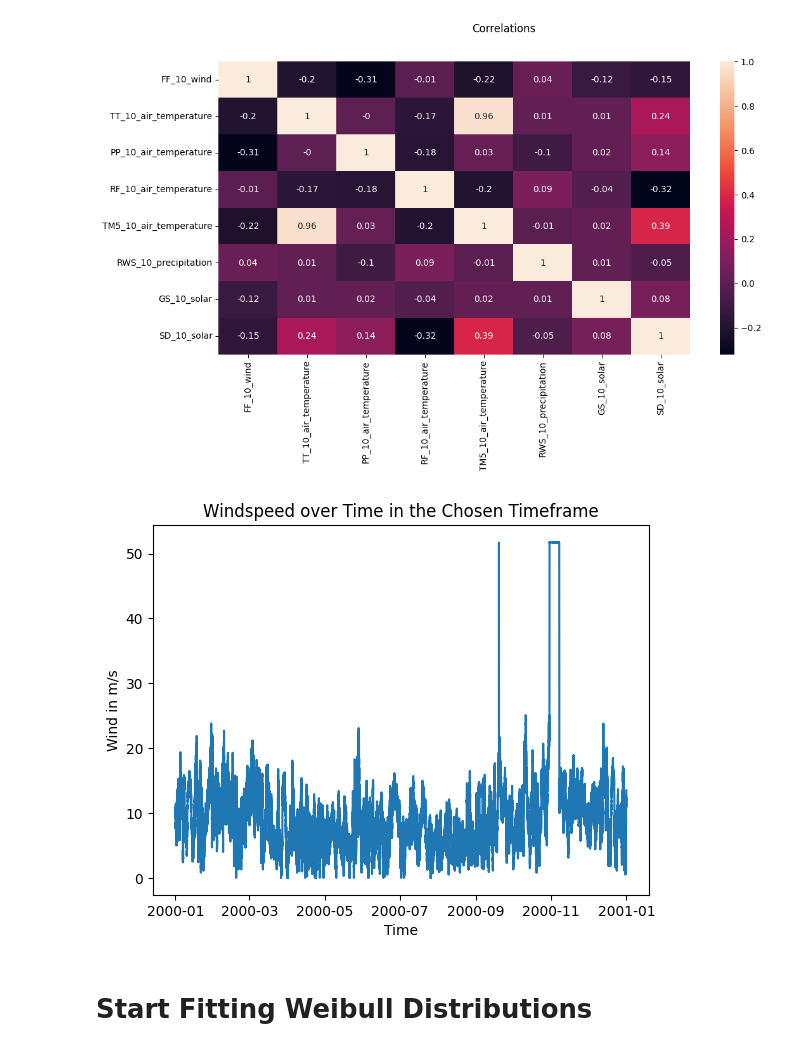
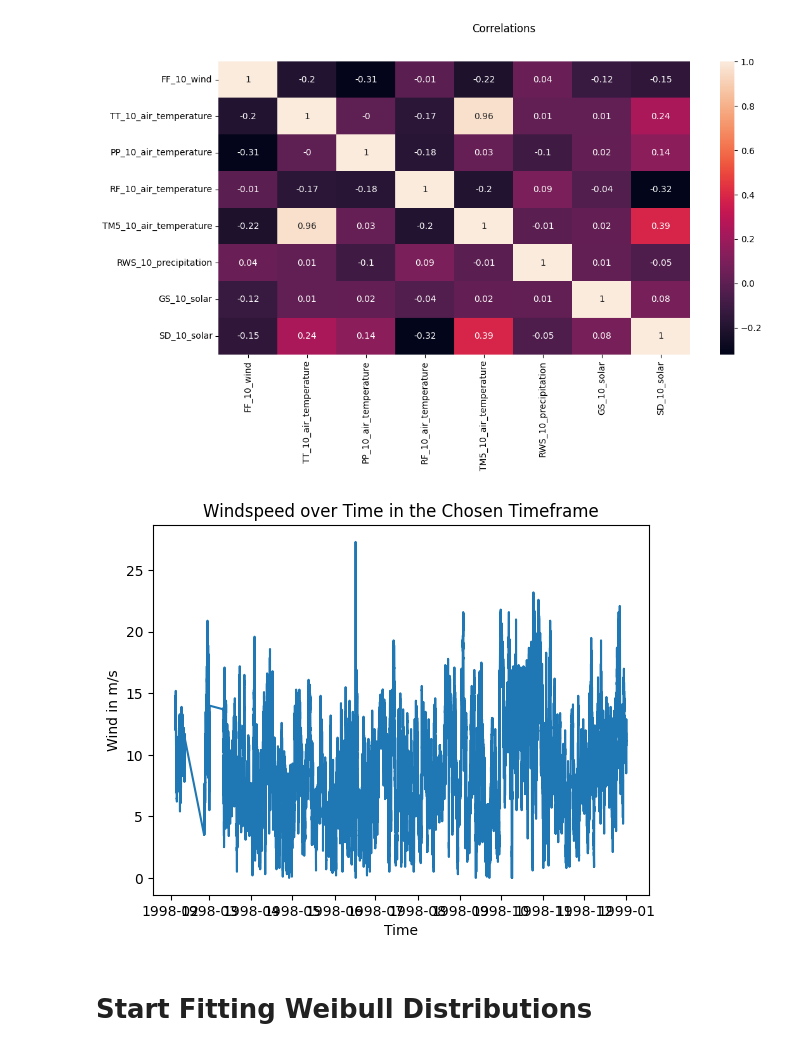
Before and after one commit to dvdvgt/wind-speed-analysis, a Jupyter notebook: notes/master-notebook.ipynb, the cells around one changed output. Drawn from its saved outputs; the diff is of its cells as text; code cells hidden in the pictures.

```diff
--- a/notes/master-notebook.ipynb
+++ b/notes/master-notebook.ipynb
@@ -211,9 +211,9 @@ plt.show()
 # %%
 # plot exemplary a chosen timeframe
 
-plot_timeframe(df, 2000)
+plot_timeframe(df, 1998)
 # %% [output]
-[figure, old version]
+[figure, new version]
 # %% [markdown]
 # Start Fitting Weibull Distributions
 # %%
```
Also changed, not shown: parts of 14 cells of this notebook, 4 other files.
